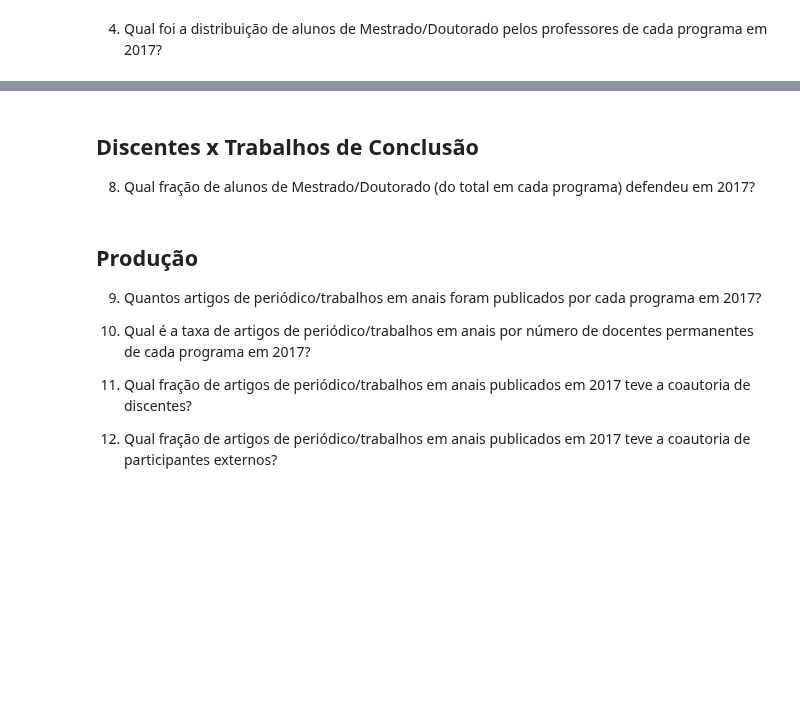
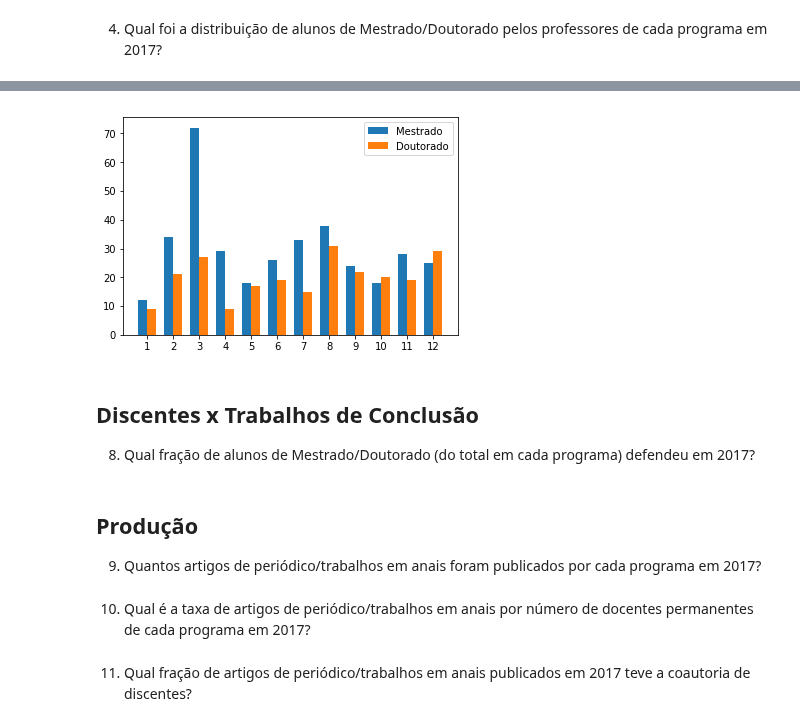
Before and after one commit to Pedalves/DataScience, a Jupyter notebook: CAPES/T1.1 Enunciado - Analise descritiva de dados de PG.ipynb, the cells around one changed output, grey strips where cells are left out. Saved outputs shown, nothing was run; the diff lists cells and outputs as text; code cells hidden in the pictures; blank space fills up the shorter version.

```diff
--- a/CAPES/T1.1 Enunciado - Analise descritiva de dados de PG.ipynb
+++ b/CAPES/T1.1 Enunciado - Analise descritiva de dados de PG.ipynb
@@ -289,0 +314,9 @@ docentes_df.head()
+# %%
+trabalhos_categ_df["data_defesa"] = pd.to_datetime(trabalhos_categ_df["data_defesa"])
+trabalhos_categ_df = trabalhos_categ_df[["data_defesa", "categoria"]]
+# %%
+# Mestrado
+trabalhos_mestrado = trabalhos_categ_df[trabalhos_categ_df.categoria == "Mestrado"].data_defesa.groupby(
+    trabalhos_categ_df["data_defesa"].dt.month).count()
+
+trabalhos_mestrado
@@ -289,0 +338,6 @@ docentes_df.head()
+# %%
+# Doutorao
+trabalhos_doutorado = trabalhos_categ_df[trabalhos_categ_df.categoria == "Doutorado"].data_defesa.groupby(
+    trabalhos_categ_df["data_defesa"].dt.month).count()
+
+trabalhos_doutorado
@@ -290,12 +359,30 @@ docentes_df.head()
+# %%
+fig, ax = plt.subplots()
+
+width = 0.35
+
+ind = np.arange(len(trabalhos_categ_df.data_defesa.groupby(
+    trabalhos_categ_df["data_defesa"].dt.month).count().keys()))
+
+plt1 = ax.bar(ind-width/2, trabalhos_mestrado, width)
+
+plt2 = ax.bar(ind+width/2, trabalhos_doutorado, width)
+
+ax.set_xticks(ind)
+ax.set_xticklabels(ind+1)
+
+plt.legend([plt1[0], plt2[0]], ['Mestrado', 'Doutorado'])
+
+plt.show()
+# %% [output]
+[figure, added]
 # %% [markdown]
 ## Discentes x Trabalhos de Conclusão
 8) Qual fração de alunos de Mestrado/Doutorado (do total em cada programa) defendeu em 2017?
-# %% [markdown]
-## Produção
-9) Quantos artigos de periódico/trabalhos em anais foram publicados por cada programa em 2017?
-
-10) Qual é a taxa de artigos de periódico/trabalhos em anais por número de docentes permanentes de cada programa em 2017?
-
-11) Qual fração de artigos de periódico/trabalhos em anais publicados em 2017 teve a coautoria de discentes?
-
-12) Qual fração de artigos de periódico/trabalhos em anais publicados em 2017 teve a coautoria de participantes externos?
+# %% [markdown]
+## Produção
+9) Quantos artigos de periódico/trabalhos em anais foram publicados por cada programa em 2017?
+# %% [markdown]
+10) Qual é a taxa de artigos de periódico/trabalhos em anais por número de docentes permanentes de cada programa em 2017?
+# %% [markdown]
+11) Qual fração de artigos de periódico/trabalhos em anais publicados em 2017 teve a coautoria de discentes?
```
Also changed, not shown: parts of 27 cells of this notebook.
